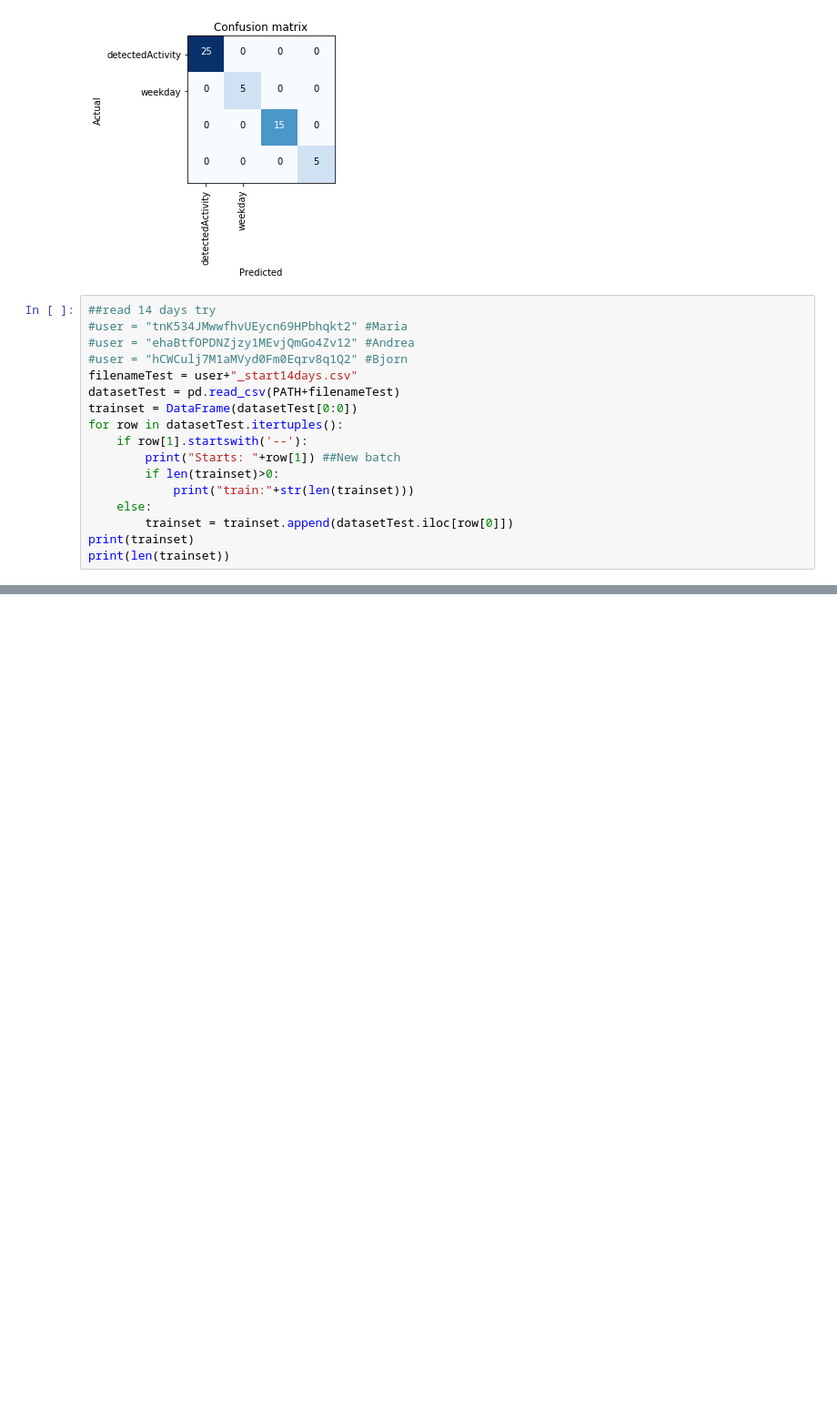
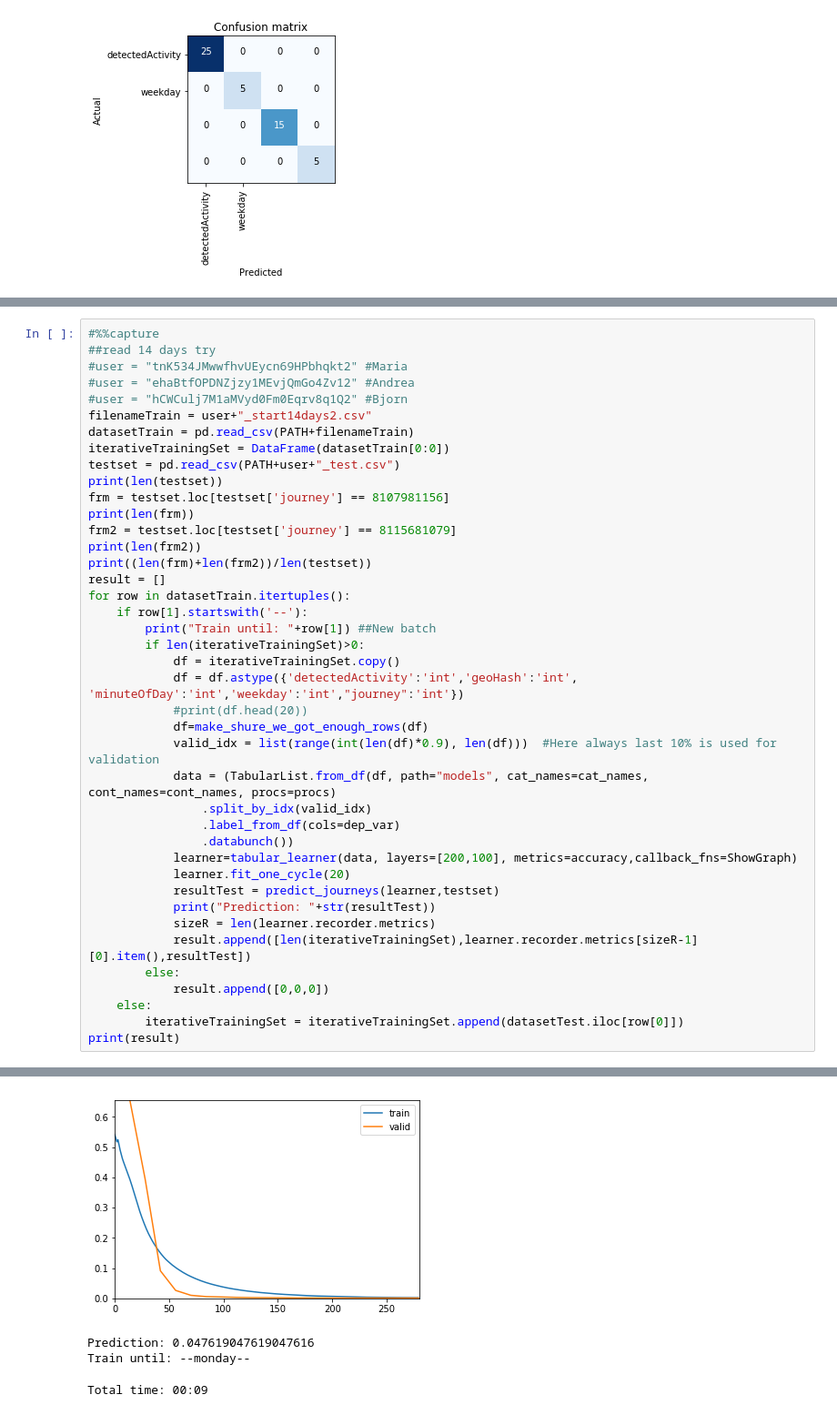
Before and after one commit to k3larra/commuter, a Jupyter notebook: ml/baseline.ipynb, the cells around one changed output, grey strips where cells are left out. Shown at 91% size. Cells and saved outputs as stored; diff of their text form; blank space fills up the shorter version.

```diff
--- a/ml/baseline.ipynb
+++ b/ml/baseline.ipynb
@@ -260,20 +275,3 @@ interp = ClassificationInterpretation(data, preds, y, losses)
 interp.plot_confusion_matrix()
 # %% [output]
 [figure]
-# %%
-##read 14 days try
-#user = "tnK534JMwwfhvUEycn69HPbhqkt2" #Maria
-#user = "ehaBtfOPDNZjzy1MEvjQmGo4Zv12" #Andrea
-#user = "hCWCulj7M1aMVyd0Fm0Eqrv8q1Q2" #Bjorn
-filenameTest = user+"_start14days.csv"
-datasetTest = pd.read_csv(PATH+filenameTest)
-trainset = DataFrame(datasetTest[0:0])
-for row in datasetTest.itertuples():
-    if row[1].startswith('--'):
-        print("Starts: "+row[1]) ##New batch
-        if len(trainset)>0:
-            print("train:"+str(len(trainset)))
-    else:
-        trainset = trainset.append(datasetTest.iloc[row[0]])
-print(trainset)
-print(len(trainset))
@@ -297,0 +278,42 @@ Starts: --sunday--
+# %%
+#%%capture
+##read 14 days try
+#user = "tnK534JMwwfhvUEycn69HPbhqkt2" #Maria
+#user = "ehaBtfOPDNZjzy1MEvjQmGo4Zv12" #Andrea
+#user = "hCWCulj7M1aMVyd0Fm0Eqrv8q1Q2" #Bjorn
+filenameTrain = user+"_start14days2.csv"
+datasetTrain = pd.read_csv(PATH+filenameTrain)
+iterativeTrainingSet = DataFrame(datasetTrain[0:0])
+testset = pd.read_csv(PATH+user+"_test.csv")
+print(len(testset))
+frm = testset.loc[testset['journey'] == 8107981156]
+print(len(frm))
+frm2 = testset.loc[testset['journey'] == 8115681079]
+print(len(frm2))
+print((len(frm)+len(frm2))/len(testset))
+result = []
+for row in datasetTrain.itertuples():
+    if row[1].startswith('--'):
+        print("Train until: "+row[1]) ##New batch
+        if len(iterativeTrainingSet)>0:
+            df = iterativeTrainingSet.copy()
+            df = df.astype({'detectedActivity':'int','geoHash':'int', 'minuteOfDay':'int','weekday':'int',"journey":'int'})
+            #print(df.head(20))
+            df=make_shure_we_got_enough_rows(df)
+            valid_idx = list(range(int(len(df)*0.9), len(df)))  #Here always last 10% is used for validation
+            data = (TabularList.from_df(df, path="models", cat_names=cat_names, cont_names=cont_names, procs=procs)
+                .split_by_idx(valid_idx)
+                .label_from_df(cols=dep_var)
+                .databunch())
+            learner=tabular_learner(data, layers=[200,100], metrics=accuracy,callback_fns=ShowGraph)
+            learner.fit_one_cycle(20)
+            resultTest = predict_journeys(learner,testset)
+            print("Prediction: "+str(resultTest))
+            sizeR = len(learner.recorder.metrics)
+            result.append([len(iterativeTrainingSet),learner.recorder.metrics[sizeR-1][0].item(),resultTest])
+        else:
+            result.append([0,0,0])
+    else:
+        iterativeTrainingSet = iterativeTrainingSet.append(datasetTest.iloc[row[0]])
+print(result)
+# %% [output]
@@ -297,0 +343,4 @@ Starts: --sunday--
+[figure, added]
+Prediction: 0.047619047619047616
+Train until: --monday--
+Total time: 00:09
```
Also changed, not shown: parts of 7 cells of this notebook, 3 other files.
